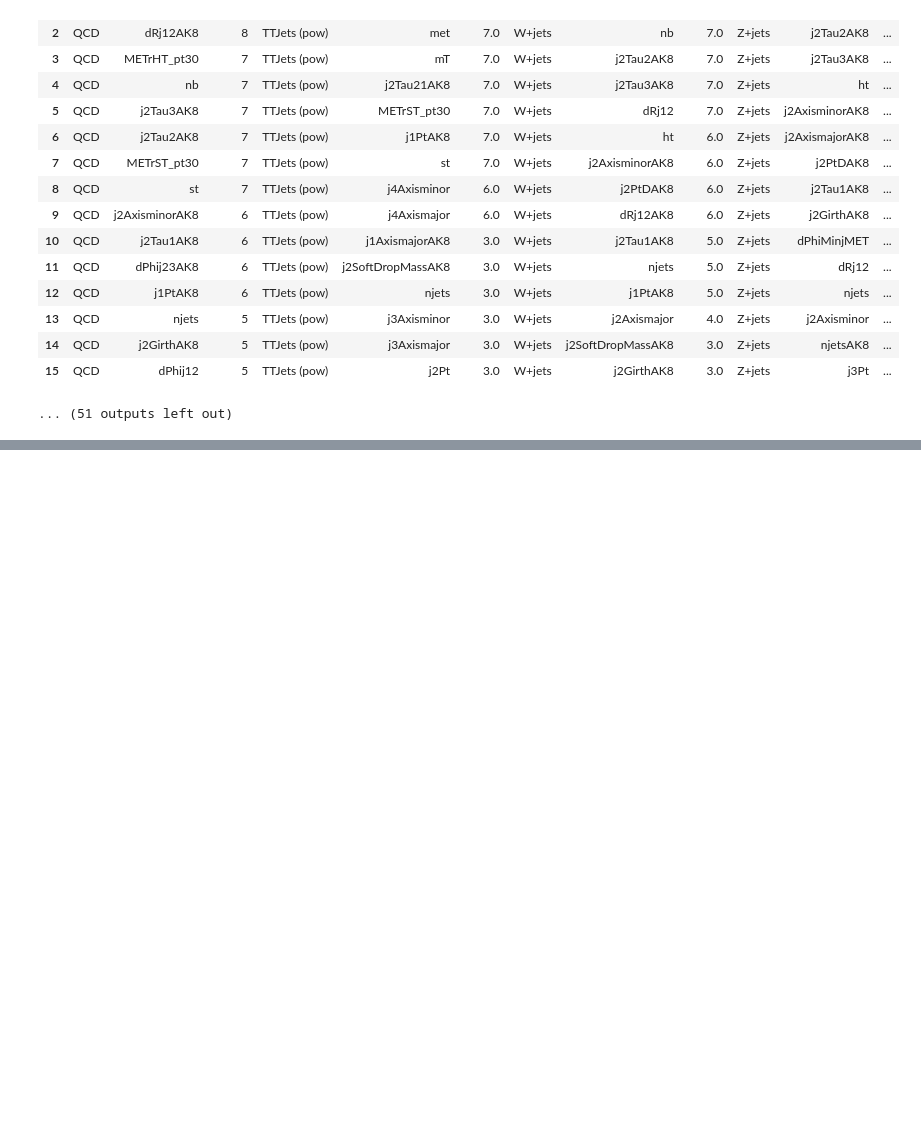
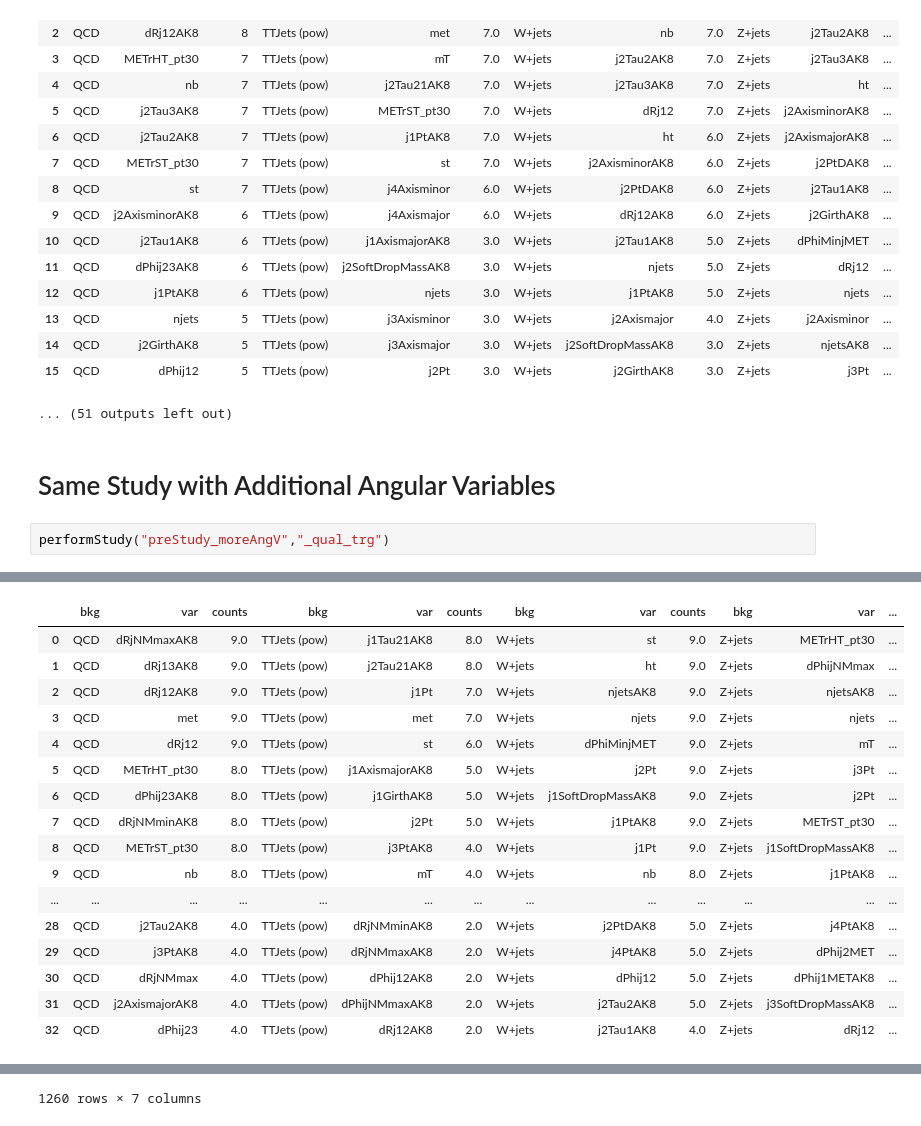
Before and after one commit to Keane-Tan/ROCAnalyzer, a Jupyter notebook: ROCAnalyzer.ipynb, the cells around one changed output, grey strips where cells are left out. Cells and saved outputs as stored; diff of their text form; blank space fills up the shorter version.

```diff
--- a/ROCAnalyzer.ipynb
+++ b/ROCAnalyzer.ipynb
@@ -617,3 +630,8 @@ _qual_trg_st_dPhiMinjMET
 | 14 | QCD | j2GirthAK8 | 5 | TTJets (pow) | j3Axismajor | 3.0 | W+jets | j2SoftDropMassAK8 | 3.0 | Z+jets | njetsAK8 | ... |
 | 15 | QCD | dPhij12 | 5 | TTJets (pow) | j2Pt | 3.0 | W+jets | j2GirthAK8 | 3.0 | Z+jets | j3Pt | ... |
 ... (51 outputs left out)
+# %% [markdown]
+# Same Study with Additional Angular Variables
+# %%
+performStudy("preStudy_moreAngV","_qual_trg")
+# %% [output]
@@ -619,0 +655,17 @@ _qual_trg_st_dPhiMinjMET
+|  | bkg | var | counts | bkg | var | counts | bkg | var | counts | bkg | var | ... |
+| 0 | QCD | dRjNMmaxAK8 | 9.0 | TTJets (pow) | j1Tau21AK8 | 8.0 | W+jets | st | 9.0 | Z+jets | METrHT_pt30 | ... |
+| 1 | QCD | dRj13AK8 | 9.0 | TTJets (pow) | j2Tau21AK8 | 8.0 | W+jets | ht | 9.0 | Z+jets | dPhijNMmax | ... |
+| 2 | QCD | dRj12AK8 | 9.0 | TTJets (pow) | j1Pt | 7.0 | W+jets | njetsAK8 | 9.0 | Z+jets | njetsAK8 | ... |
+| 3 | QCD | met | 9.0 | TTJets (pow) | met | 7.0 | W+jets | njets | 9.0 | Z+jets | njets | ... |
+| 4 | QCD | dRj12 | 9.0 | TTJets (pow) | st | 6.0 | W+jets | dPhiMinjMET | 9.0 | Z+jets | mT | ... |
+| 5 | QCD | METrHT_pt30 | 8.0 | TTJets (pow) | j1AxismajorAK8 | 5.0 | W+jets | j2Pt | 9.0 | Z+jets | j3Pt | ... |
+| 6 | QCD | dPhij23AK8 | 8.0 | TTJets (pow) | j1GirthAK8 | 5.0 | W+jets | j1SoftDropMassAK8 | 9.0 | Z+jets | j2Pt | ... |
+| 7 | QCD | dRjNMminAK8 | 8.0 | TTJets (pow) | j2Pt | 5.0 | W+jets | j1PtAK8 | 9.0 | Z+jets | METrST_pt30 | ... |
+| 8 | QCD | METrST_pt30 | 8.0 | TTJets (pow) | j3PtAK8 | 4.0 | W+jets | j1Pt | 9.0 | Z+jets | j1SoftDropMassAK8 | ... |
+| 9 | QCD | nb | 8.0 | TTJets (pow) | mT | 4.0 | W+jets | nb | 8.0 | Z+jets | j1PtAK8 | ... |
+| ... | ... | ... | ... | ... | ... | ... | ... | ... | ... | ... | ... | ... |
+| 28 | QCD | j2Tau2AK8 | 4.0 | TTJets (pow) | dRjNMminAK8 | 2.0 | W+jets | j2PtDAK8 | 5.0 | Z+jets | j4PtAK8 | ... |
+| 29 | QCD | j3PtAK8 | 4.0 | TTJets (pow) | dRjNMmaxAK8 | 2.0 | W+jets | j4PtAK8 | 5.0 | Z+jets | dPhij2MET | ... |
+| 30 | QCD | dRjNMmax | 4.0 | TTJets (pow) | dPhij12AK8 | 2.0 | W+jets | dPhij12 | 5.0 | Z+jets | dPhij1METAK8 | ... |
+| 31 | QCD | j2AxismajorAK8 | 4.0 | TTJets (pow) | dPhijNMmaxAK8 | 2.0 | W+jets | j2Tau2AK8 | 5.0 | Z+jets | j3SoftDropMassAK8 | ... |
+| 32 | QCD | dPhij23 | 4.0 | TTJets (pow) | dRj12AK8 | 2.0 | W+jets | j2Tau1AK8 | 4.0 | Z+jets | dRj12 | ... |
@@ -619,0 +684 @@ _qual_trg_st_dPhiMinjMET
+1260 rows × 7 columns
```
Also changed, not shown: parts of 2 cells of this notebook.
